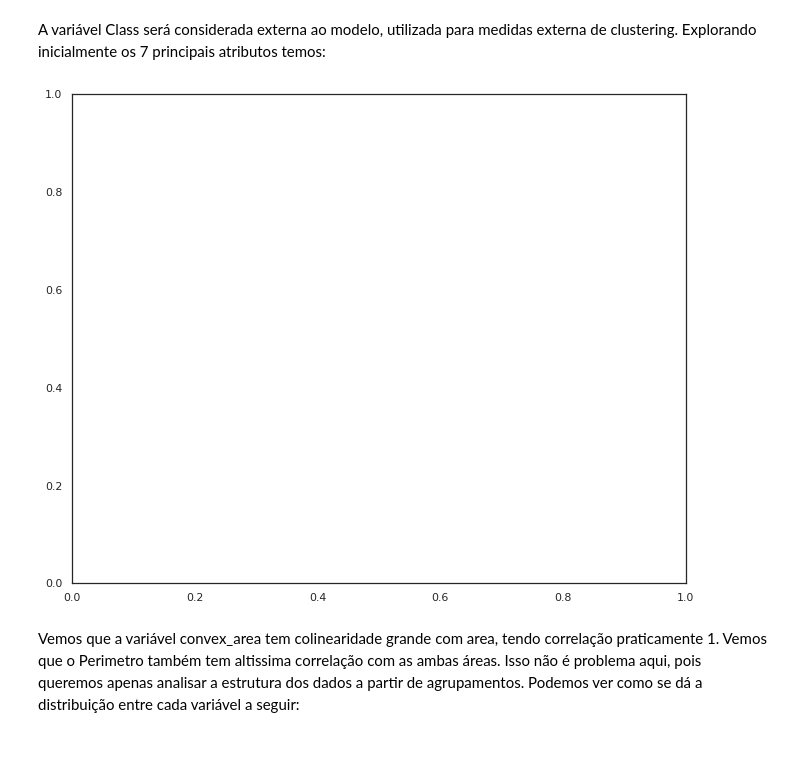
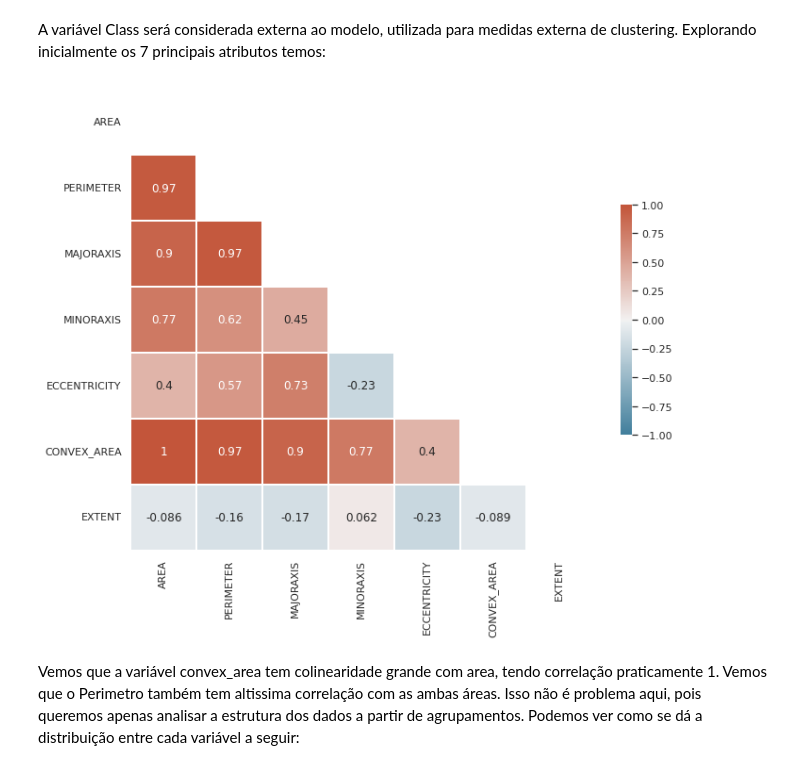
Before and after one commit to Monoxido45/Graos_de_arroz_AM, a Jupyter notebook: trabalho_2_graos_arroz.ipynb, the cells around one changed output. Drawn from its saved outputs; the diff is of its cells as text; code cells hidden in the pictures.

```diff
--- a/trabalho_2_graos_arroz.ipynb
+++ b/trabalho_2_graos_arroz.ipynb
@@ -75,24 +82,24 @@ A variável Class será considerada externa ao modelo, utilizada para medidas ex
 # %%
 rice_features = rice_df.drop("CLASS", axis = 1)
 cor = rice_features.corr(method = 'spearman')
 
 # Generate a mask for the upper triangle
 mask = np.triu(np.ones_like(cor, dtype=bool))
 
 # Set up the matplotlib figure
 f, ax = plt.subplots(figsize=(11, 9))
 
 # Generate a custom diverging colormap
 cmap = sns.diverging_palette(230, 20, as_cmap=True)
 
-Draw the heatmap with the mask and correct aspect ratio
-sns.set_theme(style="white")
+#Draw the heatmap with the mask and correct aspect ratio
+sns.set_style("white")
 sns.heatmap(cor, mask=mask, cmap=cmap, vmax=1, center=0, vmin = -1,
            square=True, linewidths=.5, cbar_kws={"shrink": .5}, annot = True)
 plt.savefig(f"{images_dir}/figura_cluster/corr_matrix.pdf")
 plt.show()
 # %% [output]
-[figure, old version]
+[figure, new version]
 # %% [markdown]
 Vemos que a variável convex_area tem colinearidade grande com area, tendo correlação praticamente 1. Vemos que o Perimetro também tem altissima correlação com as ambas áreas. Isso não é problema aqui, pois queremos apenas analisar a estrutura dos dados a partir de agrupamentos. Podemos ver como se dá a distribuição entre cada variável a seguir:
 # %%
```
Also changed, not shown: parts of 84 cells of this notebook.
